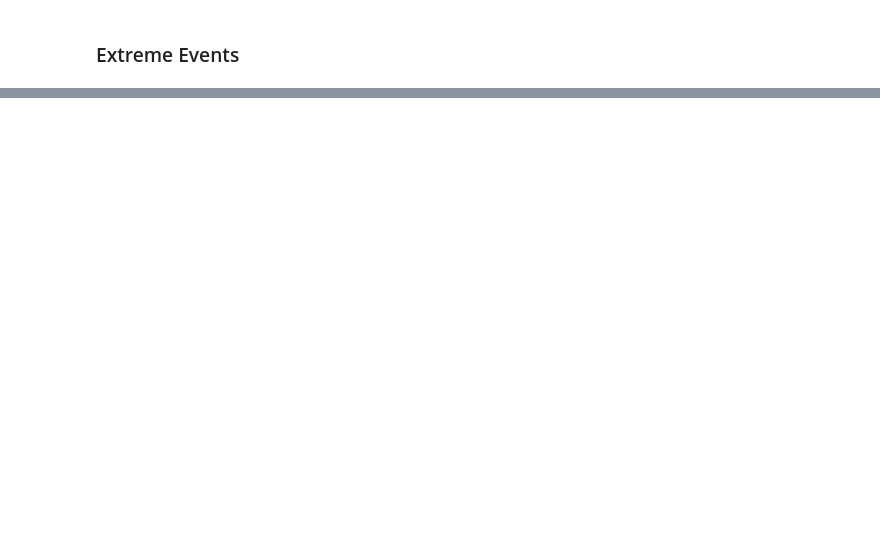
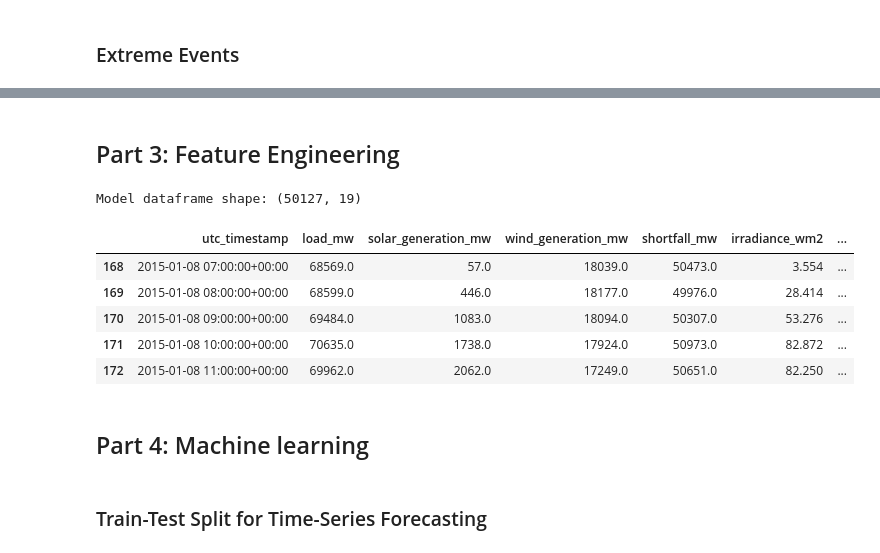
Before and after one commit to Varie737/Renewable-Energy-Data-Analysis, a Jupyter notebook: Renewable Energy Data Analysis project.ipynb, the cells around one changed output, grey strips where cells are left out. Cells and saved outputs as stored; diff of their text form; code cells hidden in the pictures; blank space fills up the shorter version.

```diff
--- a/Renewable Energy Data Analysis project.ipynb
+++ b/Renewable Energy Data Analysis project.ipynb
@@ -606,0 +638,38 @@ merged.nlargest(10, "shortfall_mw")
+# %% [markdown]
+## Part 3: Feature Engineering
+# %%
+model_df = merged.copy()
+
+# Time-based features
+model_df["hour"] = model_df["utc_timestamp"].dt.hour
+model_df["day_of_week"] = model_df["utc_timestamp"].dt.dayofweek
+model_df["month"] = model_df["utc_timestamp"].dt.month
+model_df["day_of_year"] = model_df["utc_timestamp"].dt.dayofyear
+
+# Lag features for shortfall
+model_df["lag_1h_shortfall"] = model_df["shortfall_mw"].shift(1)
+model_df["lag_24h_shortfall"] = model_df["shortfall_mw"].shift(24)
+model_df["lag_168h_shortfall"] = model_df["shortfall_mw"].shift(168)
+
+# Optional lag features for demand and renewables
+model_df["lag_24h_load"] = model_df["load_mw"].shift(24)
+model_df["lag_24h_wind"] = model_df["wind_generation_mw"].shift(24)
+model_df["lag_24h_solar"] = model_df["solar_generation_mw"].shift(24)
+
+# Drop rows created by lagging
+model_df = model_df.dropna().copy()
+
+print("Model dataframe shape:", model_df.shape)
+model_df.head()
+# %% [output]
+Model dataframe shape: (50127, 19)
+|  | utc_timestamp | load_mw | solar_generation_mw | wind_generation_mw | shortfall_mw | irradiance_wm2 | ... |
+| 168 | 2015-01-08 07:00:00+00:00 | 68569.0 | 57.0 | 18039.0 | 50473.0 | 3.554 | ... |
+| 169 | 2015-01-08 08:00:00+00:00 | 68599.0 | 446.0 | 18177.0 | 49976.0 | 28.414 | ... |
+| 170 | 2015-01-08 09:00:00+00:00 | 69484.0 | 1083.0 | 18094.0 | 50307.0 | 53.276 | ... |
+| 171 | 2015-01-08 10:00:00+00:00 | 70635.0 | 1738.0 | 17924.0 | 50973.0 | 82.872 | ... |
+| 172 | 2015-01-08 11:00:00+00:00 | 69962.0 | 2062.0 | 17249.0 | 50651.0 | 82.250 | ... |
+# %% [markdown]
+## Part 4: Machine learning
+# %% [markdown]
+### Train-Test Split for Time-Series Forecasting
```
Also changed, not shown: parts of 31 cells of this notebook.
